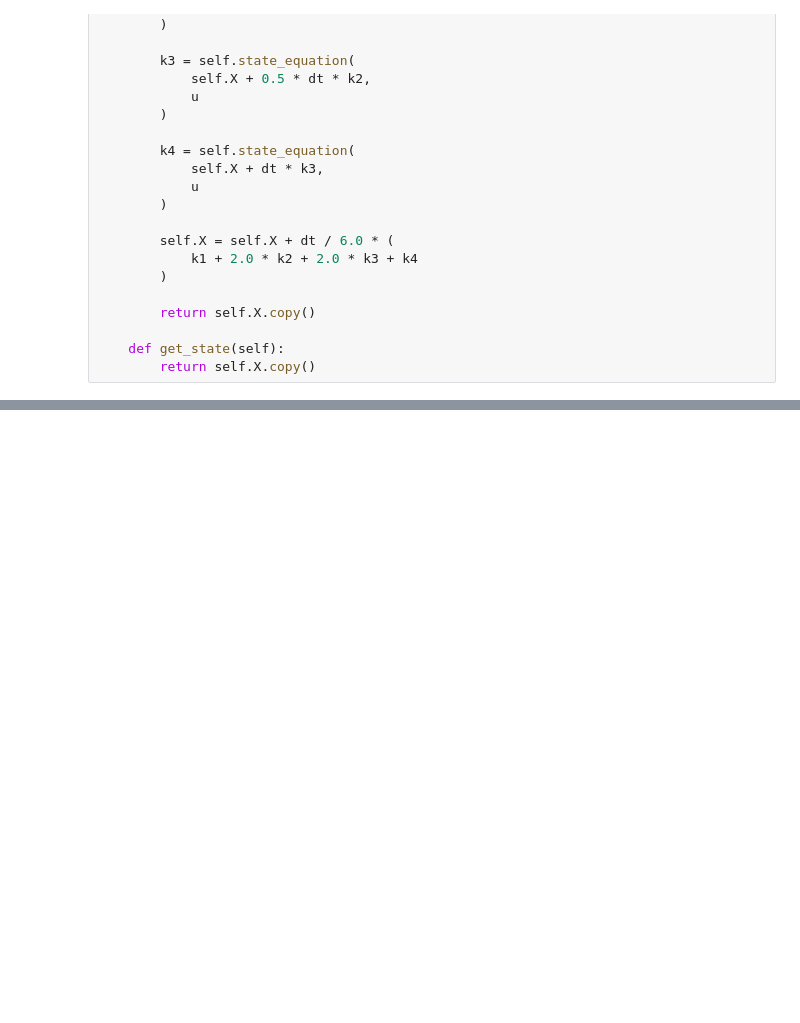
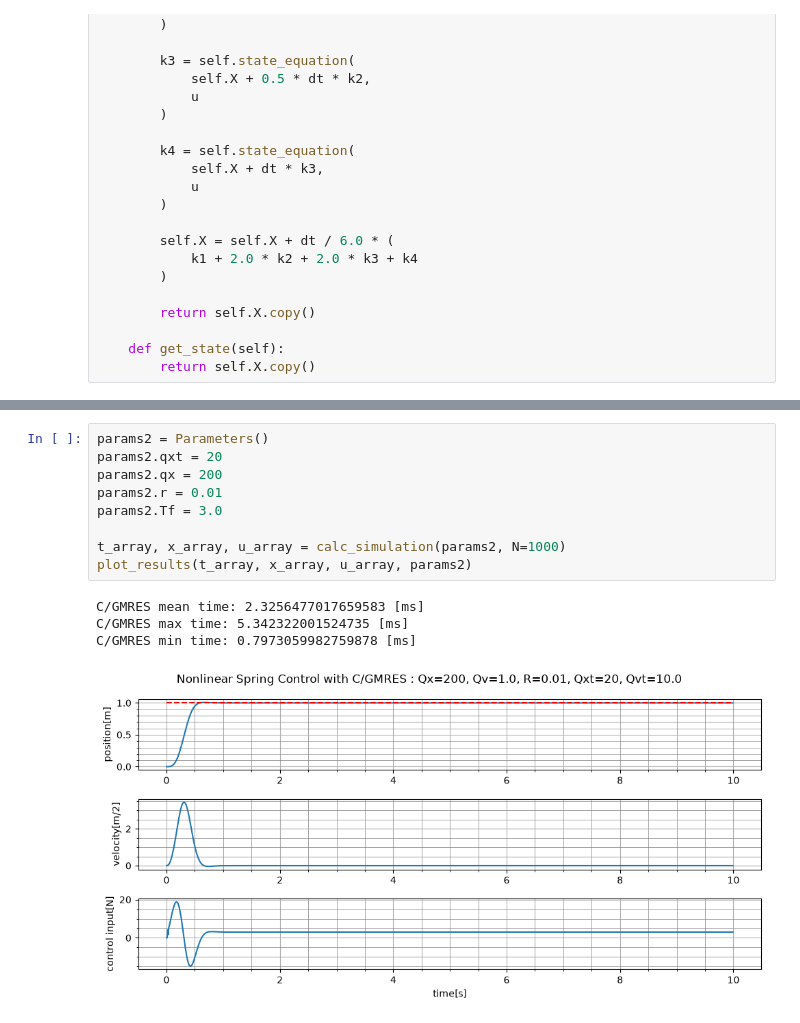
Before and after one commit to hideto008/learning_C-GMRES, a Jupyter notebook: Application/nonlinear_spring.ipynb, the cells around one changed output, grey strips where cells are left out. Drawn from its saved outputs; the diff is of its cells as text; blank space fills up the shorter version.

```diff
--- a/Application/nonlinear_spring.ipynb
+++ b/Application/nonlinear_spring.ipynb
@@ -751,0 +778,14 @@ plt.show()
+# %%
+params2 = Parameters()
+params2.qxt = 20
+params2.qx = 200
+params2.r = 0.01
+params2.Tf = 3.0
+
+t_array, x_array, u_array = calc_simulation(params2, N=1000)
+plot_results(t_array, x_array, u_array, params2)
+# %% [output]
+C/GMRES mean time: 2.3256477017659583 [ms]
+C/GMRES max time: 5.342322001524735 [ms]
+C/GMRES min time: 0.7973059982759878 [ms]
+[figure, added]
```
Also changed, not shown: parts of 4 cells of this notebook.
